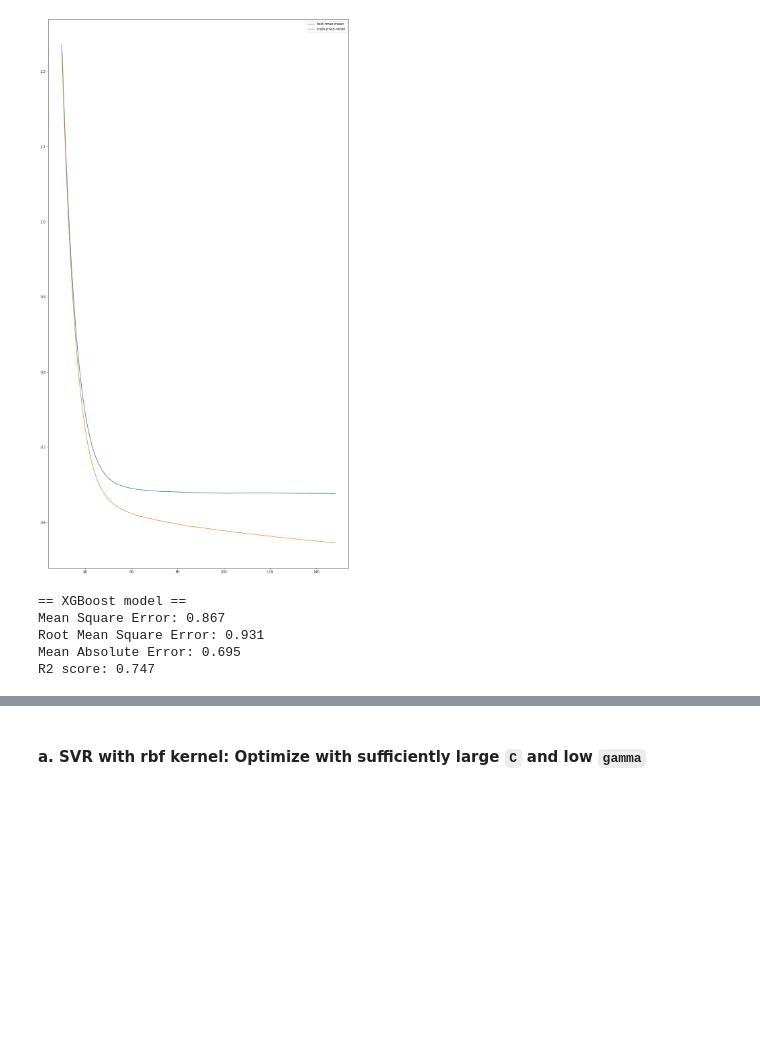
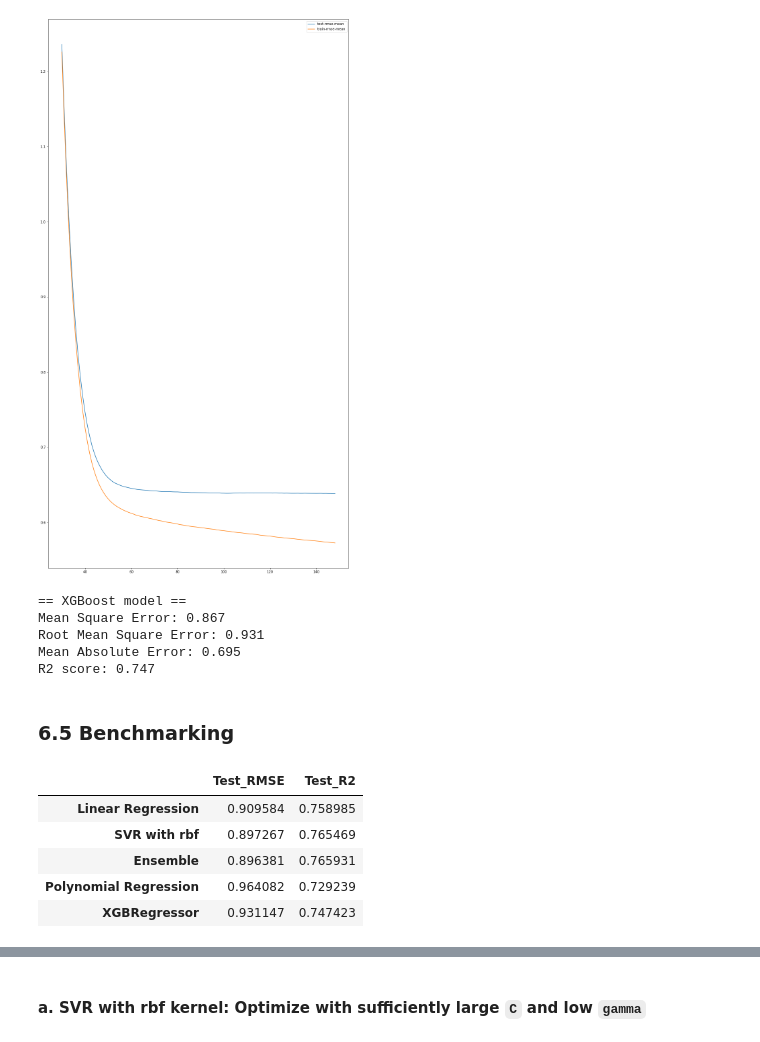
Before and after one commit to nnbtam99/hcmus-data-science, a Jupyter notebook: FinalProject/1712747_1712856/PredictionTemperature.ipynb, the cells around one changed output, grey strips where cells are left out. Drawn from its saved outputs; the diff is of its cells as text; code cells hidden in the pictures; blank space fills up the shorter version.

```diff
--- a/FinalProject/1712747_1712856/PredictionTemperature.ipynb
+++ b/FinalProject/1712747_1712856/PredictionTemperature.ipynb
@@ -866,3 +866,5 @@ Mean Square Error: 0.867
 Root Mean Square Error: 0.931
 Mean Absolute Error: 0.695
 R2 score: 0.747
+# %% [markdown]
+### 6.5 Benchmarking
@@ -868,0 +883,15 @@ R2 score: 0.747
+# %%
+test_rmse = [lr_eval[0], svr_eval[0], ens_eval[0], poly_lr_eval[0], xgb_eval[0]]
+test_r_square = [lr_eval[1], svr_eval[1], ens_eval[1], poly_lr_eval[1], xgb_eval[1]]
+
+col={'Test_RMSE': test_rmse,'Test_R2':test_r_square}
+models=['Linear Regression','SVR with rbf','Ensemble','Polynomial Regression','XGBRegressor']
+df= pd.DataFrame(data=col,index=models)
+df
+# %% [output]
+|  | Test_RMSE | Test_R2 |
+| Linear Regression | 0.909584 | 0.758985 |
+| SVR with rbf | 0.897267 | 0.765469 |
+| Ensemble | 0.896381 | 0.765931 |
+| Polynomial Regression | 0.964082 | 0.729239 |
+| XGBRegressor | 0.931147 | 0.747423 |
```
Also changed, not shown: parts of 9 cells of this notebook, 2 other files.
